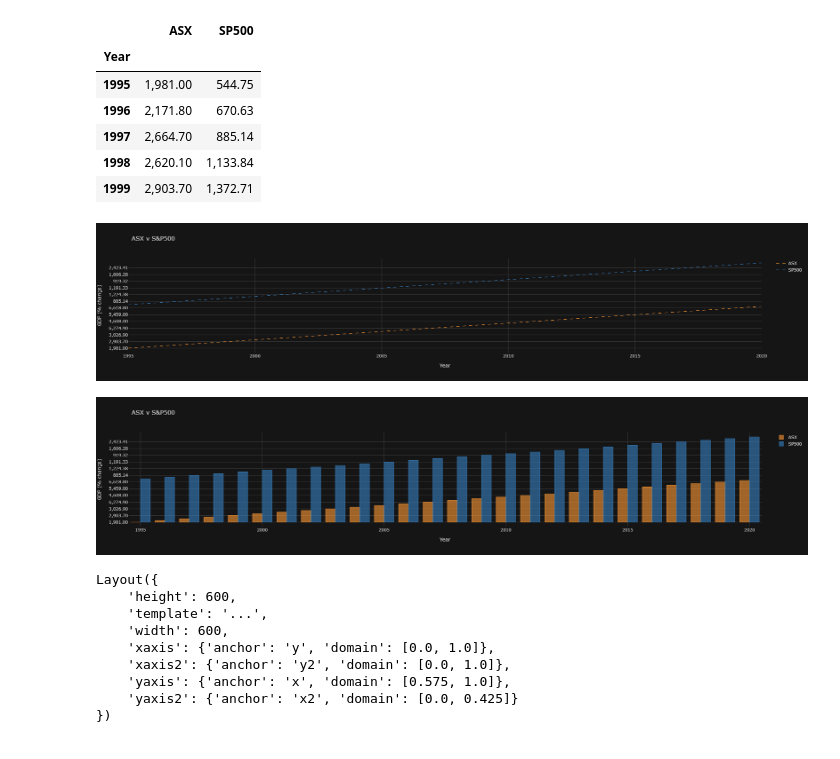
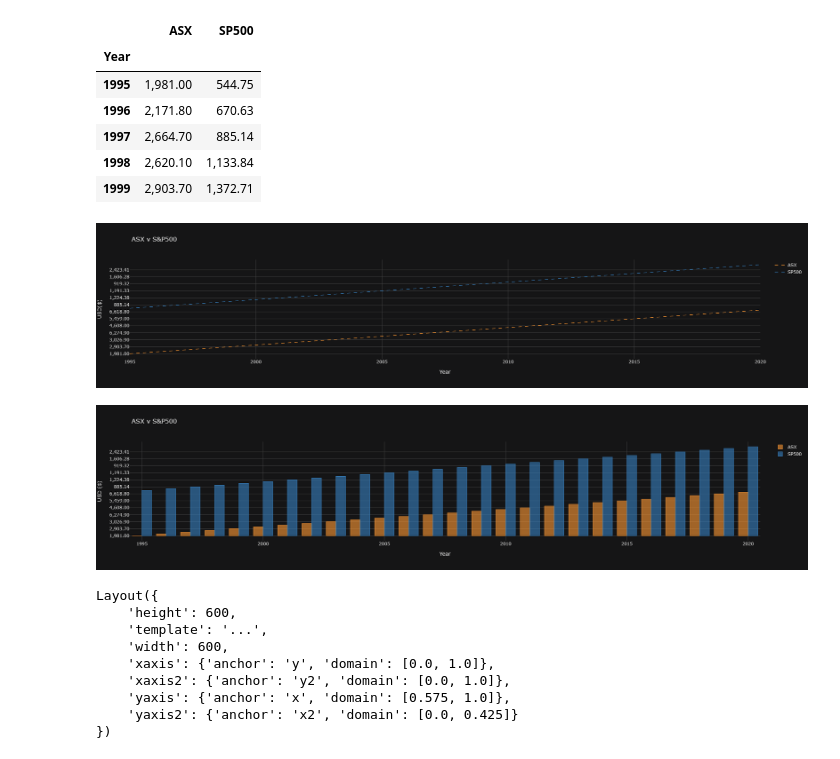
Before and after one commit to TribThapa/AustralianEconomyAnalysis, a Jupyter notebook: Code/StatisticalAnalysis.ipynb, the cells around one changed output. Saved outputs shown, nothing was run; the diff lists cells and outputs as text; code cells hidden in the pictures.

```diff
--- a/Code/StatisticalAnalysis.ipynb
+++ b/Code/StatisticalAnalysis.ipynb
@@ -860,31 +847,31 @@ stocks_index_df.head()
 # %%
 # Create plots using Cufflinks
 stocks_df_fig1 = stocks_index_df.iplot(kind='line',
                                        dash='dash',
                                        title="ASX v S&P500",
                                        xTitle="Year",
-                                       yTitle='GDP (% change)',
+                                       yTitle='USD($)',
                                        asImage=True)
 
 stocks_df_fig2 = stocks_index_df.iplot(kind='bar',
                                        dash='dash',
                                        title="ASX v S&P500",
                                        xTitle="Year",
-                                       yTitle='GDP (% change)',
+                                       yTitle='USD ($)',
                                        asImage=True)
 
 #Create the plot matrix:
 fig = subplots.make_subplots(rows=2, cols=1)
 
 #Add traces, use  'add_traces', or 'append_trace'.
 fig.add_traces(stocks_df_fig1)
 fig.add_traces(stocks_df_fig2)
 
 fig['layout'].update(height=600,
                      width=600)
 # %% [output]
-[figure, old version]
+[figure, new version]
-[figure, old version]
+[figure, new version]
 Layout({
     'height': 600,
     'template': '...',
```
Also changed, not shown: parts of 13 cells of this notebook, 10 other files.
